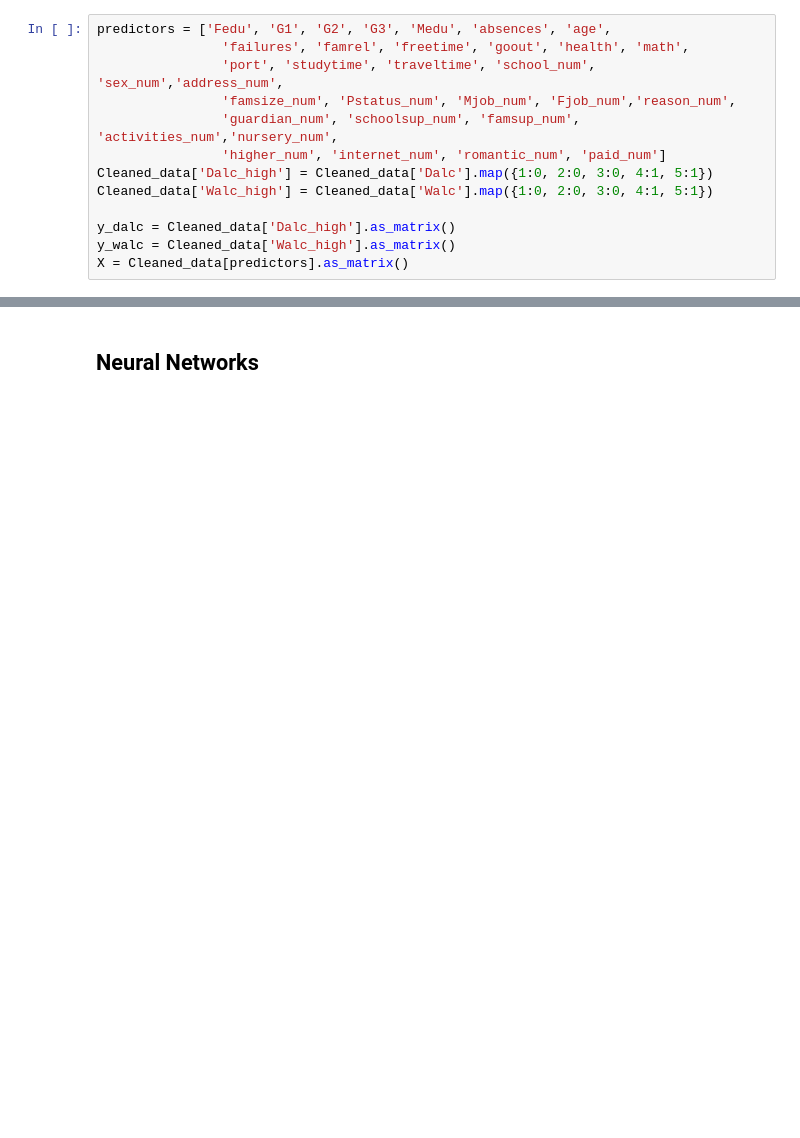
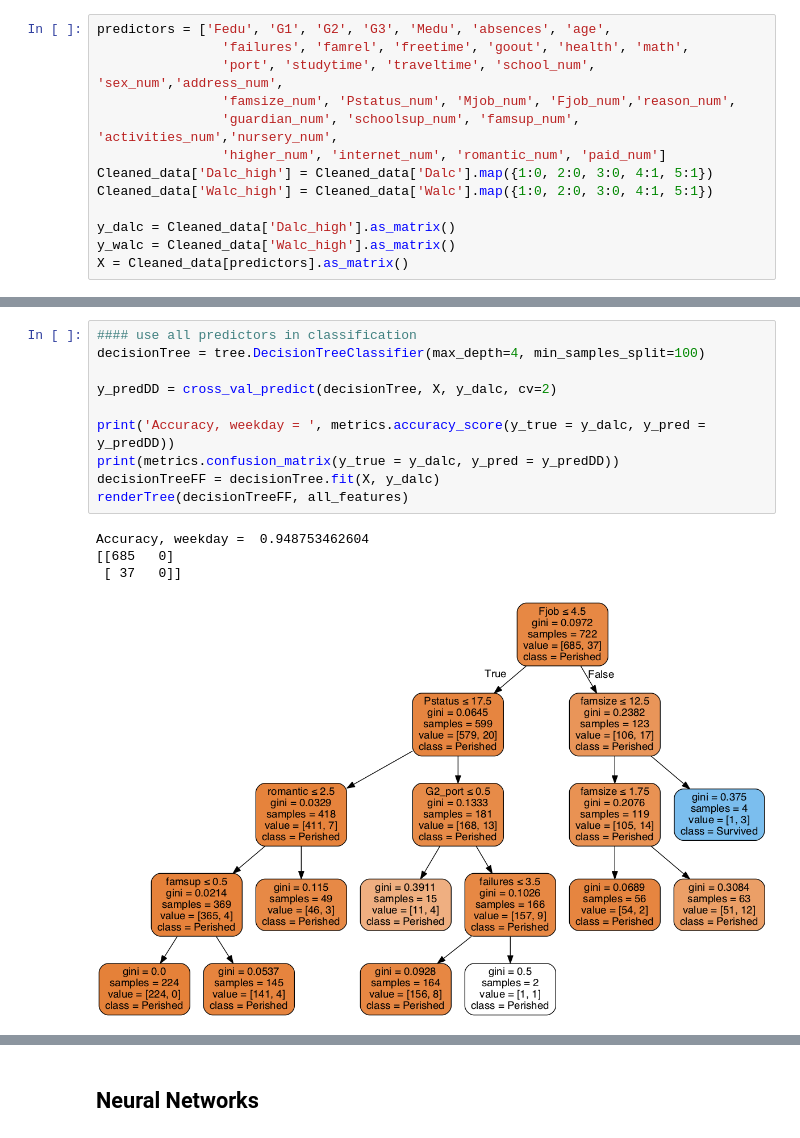
Before and after one commit to fagan2888/DataSci_Final_Project, a Jupyter notebook: Final/Final Submission.ipynb, the cells around one changed output, grey strips where cells are left out. Saved outputs shown, nothing was run; the diff lists cells and outputs as text; blank space fills up the shorter version.

```diff
--- a/Final/Final Submission.ipynb
+++ b/Final/Final Submission.ipynb
@@ -897,0 +867,15 @@ Accuracy, weekday =  0.941828254848
+# %%
+#### use all predictors in classification
+decisionTree = tree.DecisionTreeClassifier(max_depth=4, min_samples_split=100)
+
+y_predDD = cross_val_predict(decisionTree, X, y_dalc, cv=2)
+
+print('Accuracy, weekday = ', metrics.accuracy_score(y_true = y_dalc, y_pred = y_predDD))
+print(metrics.confusion_matrix(y_true = y_dalc, y_pred = y_predDD))
+decisionTreeFF = decisionTree.fit(X, y_dalc)
+renderTree(decisionTreeFF, all_features)
+# %% [output]
+Accuracy, weekday =  0.948753462604
+[[685   0]
+ [ 37   0]]
+[figure, added]
```
Also changed, not shown: parts of 16 cells of this notebook, 2 other files.
